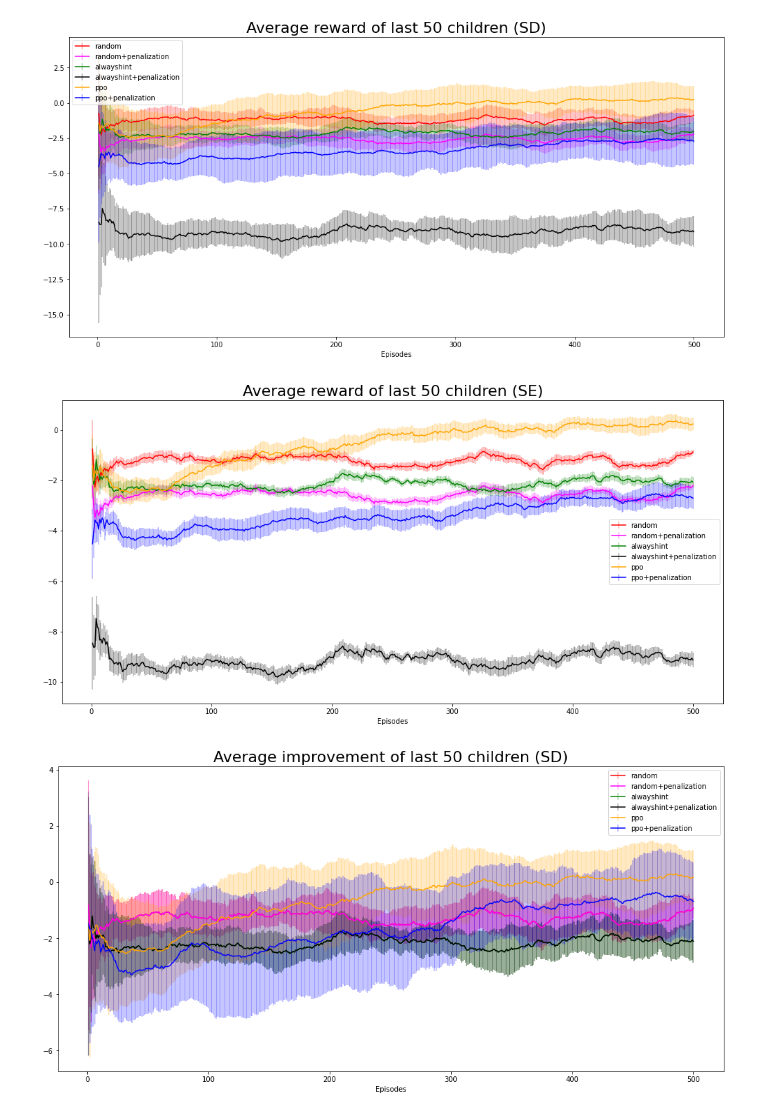
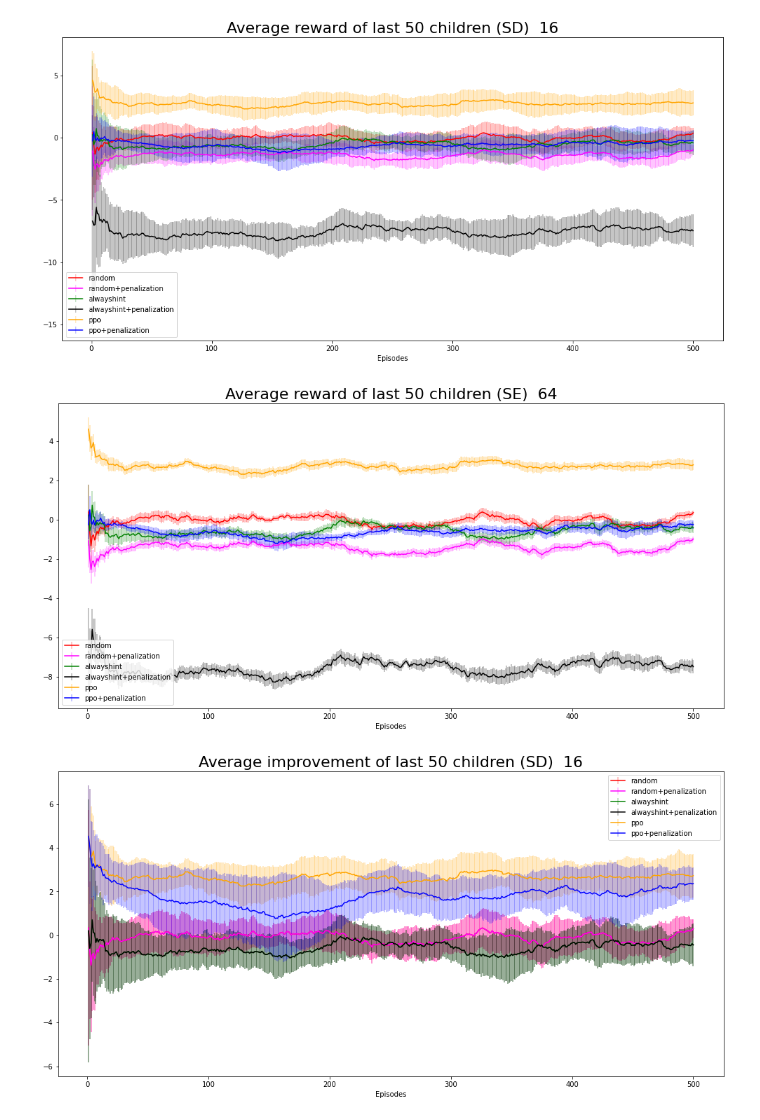
Before and after one commit to sruan2/gym-SmartPrimer, a Jupyter notebook: plot_errorbar.ipynb, the cells around one changed output. Drawn from its saved outputs; the diff is of its cells as text; code cells hidden in the pictures.

```diff
--- a/plot_errorbar.ipynb
+++ b/plot_errorbar.ipynb
@@ -181,5 +189,5 @@ df.to_csv('data_15runs.csv',index=False)
 # %%
-df=pd.read_csv('data_15runs.csv')
+df=pd.read_csv('data_15runs_version2_16.csv')
 baseline_per_mean = df['baseline_per_mean']
 baseline_per_std= df['baseline_per_std']
 baseline_per_se = df['baseline_per_se']
@@ -235,12 +243,12 @@ markers, caps, bars = plt.errorbar(x,ppo_per_mean, yerr =ppo_per_std ,label='ppo
 [bar.set_alpha(0.3) for bar in bars]
 markers, caps, bars = plt.errorbar(x,ppo_per_pen_mean, yerr =ppo_per_pen_std ,label='ppo+penalization',color ='blue')
 [bar.set_alpha(0.3) for bar in bars]
-plt.title('Average reward of last 50 children (SD)', fontsize = 22)
+plt.title('Average reward of last 50 children (SD)  16', fontsize = 22)
 plt.xlabel('Episodes')
 plt.legend(prop={'size': 10})
 plt.show()
 # %% [output]
-[figure, old version]
+[figure, new version]
 # %%
 
 
@@ -259,34 +267,34 @@ markers, caps, bars = plt.errorbar(x,ppo_per_mean, yerr =ppo_per_se ,label='ppo'
 [bar.set_alpha(0.3) for bar in bars]
 markers, caps, bars = plt.errorbar(x,ppo_per_pen_mean, yerr =ppo_per_pen_se ,label='ppo+penalization',color ='blue')
 [bar.set_alpha(0.3) for bar in bars]
-plt.title('Average reward of last 50 children (SE)', fontsize = 22)
+plt.title('Average reward of last 50 children (SE)  64', fontsize = 22)
 plt.xlabel('Episodes')
 plt.legend(prop={'size': 10})
 plt.show()
 # %% [output]
-[figure, old version]
+[figure, new version]
 # %%
 
 fig=plt.figure(figsize=(17,8))
 x = list(range(1,501))
 markers, caps, bars = plt.errorbar(x,baseline_imp_mean, yerr =baseline_imp_std ,label='random',color ='red')
 [bar.set_alpha(0.3) for bar in bars]
 markers, caps, bars = plt.errorbar(x,baseline_imp_pen_mean, yerr =baseline_imp_pen_std ,label='random+penalization',color ='magenta')
 [bar.set_alpha(0.3) for bar in bars]
 markers, caps, bars = plt.errorbar(x,alwayshint_imp_mean, yerr =alwayshint_imp_std ,label='alwayshint',color ='green')
 [bar.set_alpha(0.3) for bar in bars]
 markers, caps, bars = plt.errorbar(x,alwayshint_imp_pen_mean, yerr =alwayshint_imp_pen_std ,label='alwayshint+penalization',color ='black')
 [bar.set_alpha(0.3) for bar in bars]
 markers, caps, bars = plt.errorbar(x,ppo_imp_mean, yerr =ppo_imp_std ,label='ppo',color ='orange')
 [bar.set_alpha(0.3) for bar in bars]
 markers, caps, bars = plt.errorbar(x,ppo_imp_pen_mean, yerr =ppo_imp_pen_std ,label='ppo+penalization',color ='blue')
 [bar.set_alpha(0.3) for bar in bars]
-plt.title('Average improvement of last 50 children (SD)', fontsize = 22)
+plt.title('Average improvement of last 50 children (SD)  16', fontsize = 22)
 plt.xlabel('Episodes')
 plt.legend(prop={'size': 10})
 plt.show()
 # %% [output]
-[figure, old version]
+[figure, new version]
 # %%
 
 
```
Also changed, not shown: parts of 5 cells of this notebook, 3 other files.
